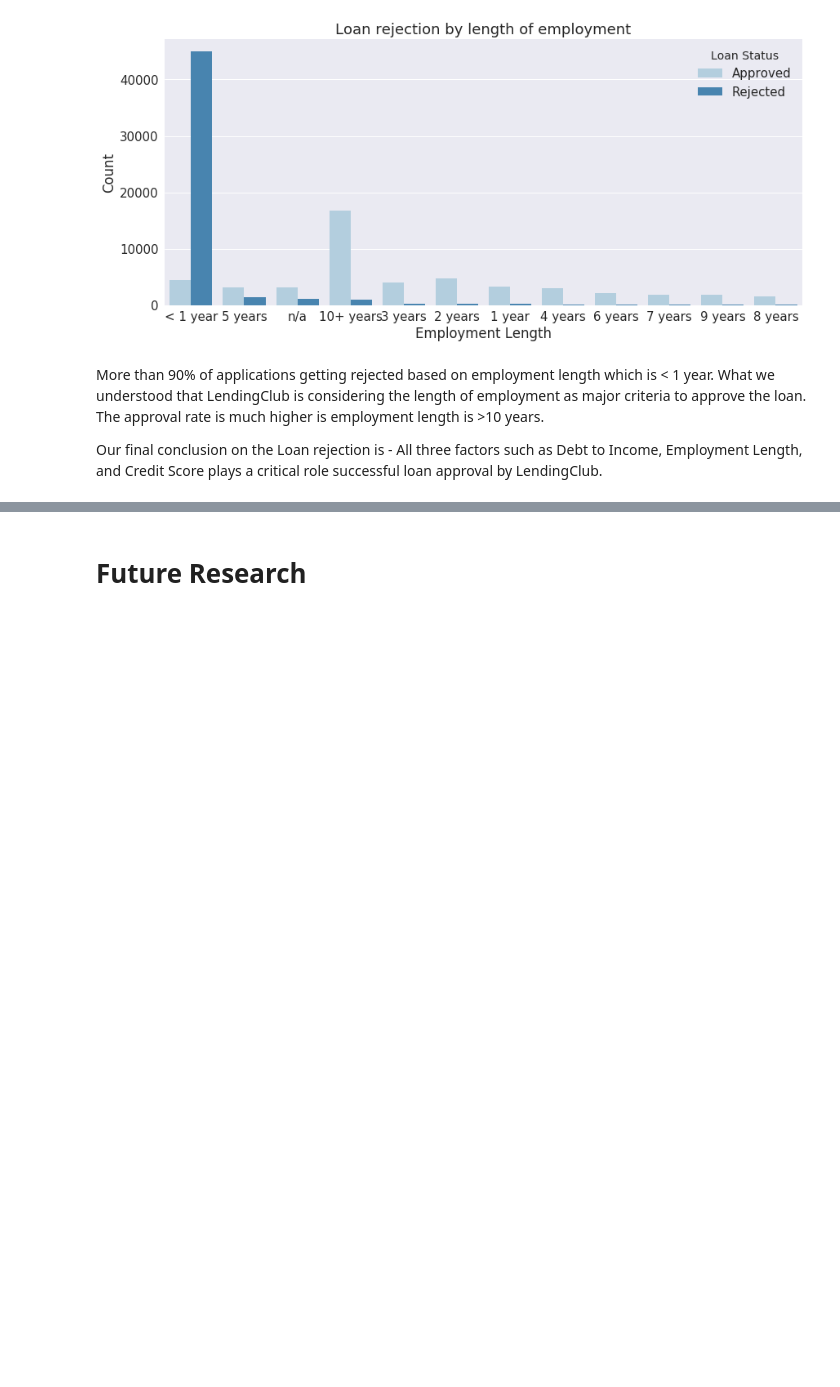
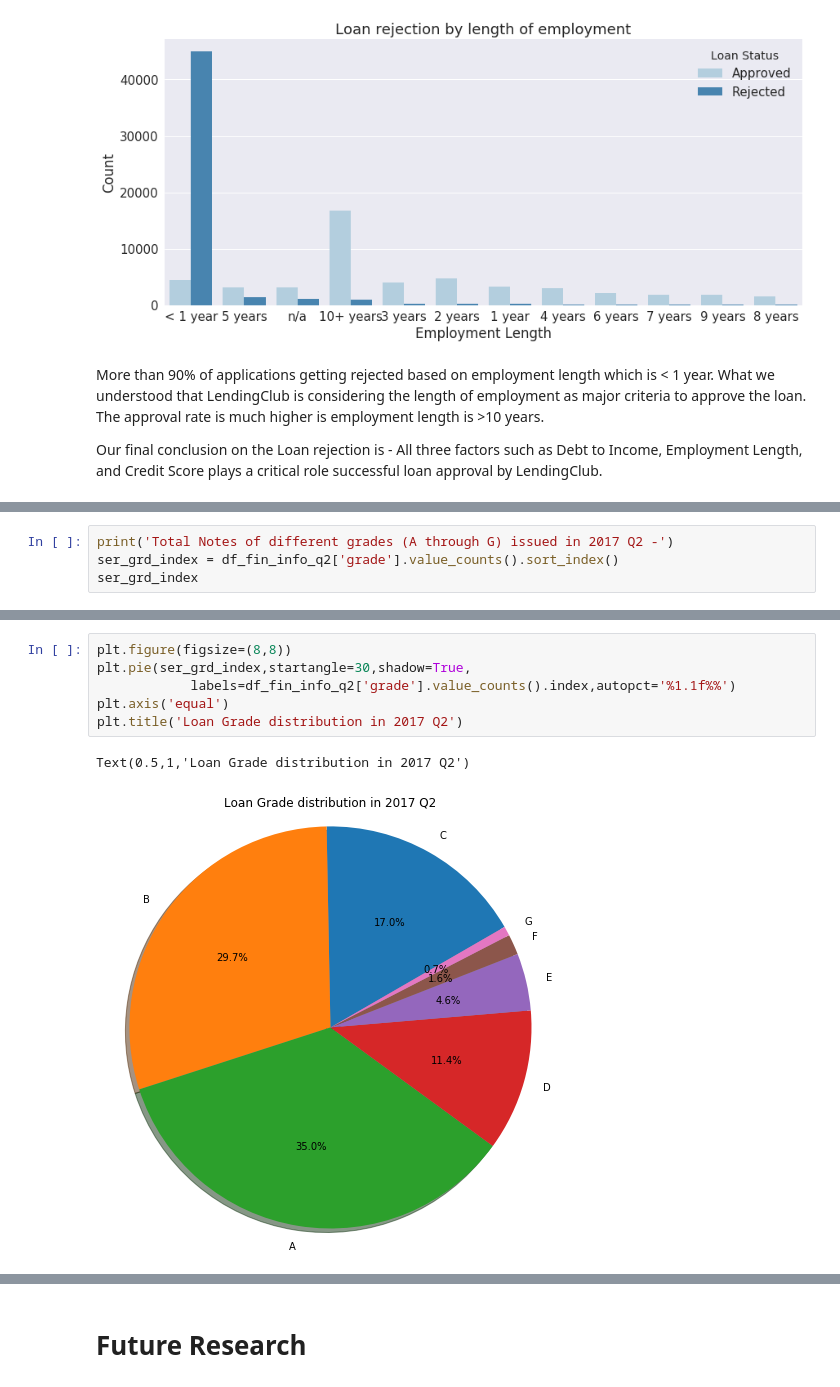
Before and after one commit to sujittripathy/DataScienceBootCampPrep, a Jupyter notebook: Capstone/Capstone_N2.ipynb, the cells around one changed output, grey strips where cells are left out. Cells and saved outputs as stored; diff of their text form; blank space fills up the shorter version.

```diff
--- a/Capstone/Capstone_N2.ipynb
+++ b/Capstone/Capstone_N2.ipynb
@@ -375,0 +516,4 @@ Our final conclusion on the Loan rejection is - All three factors such as Debt t
+# %%
+print('Total Notes of different grades (A through G) issued in 2017 Q2 -')
+ser_grd_index = df_fin_info_q2['grade'].value_counts().sort_index()
+ser_grd_index
@@ -375,0 +530,9 @@ Our final conclusion on the Loan rejection is - All three factors such as Debt t
+# %%
+plt.figure(figsize=(8,8))
+plt.pie(ser_grd_index,startangle=30,shadow=True,
+            labels=df_fin_info_q2['grade'].value_counts().index,autopct='%1.1f%%')
+plt.axis('equal')
+plt.title('Loan Grade distribution in 2017 Q2')
+# %% [output]
+Text(0.5,1,'Loan Grade distribution in 2017 Q2')
+[figure, added]
```
Also changed, not shown: parts of 23 cells of this notebook.
